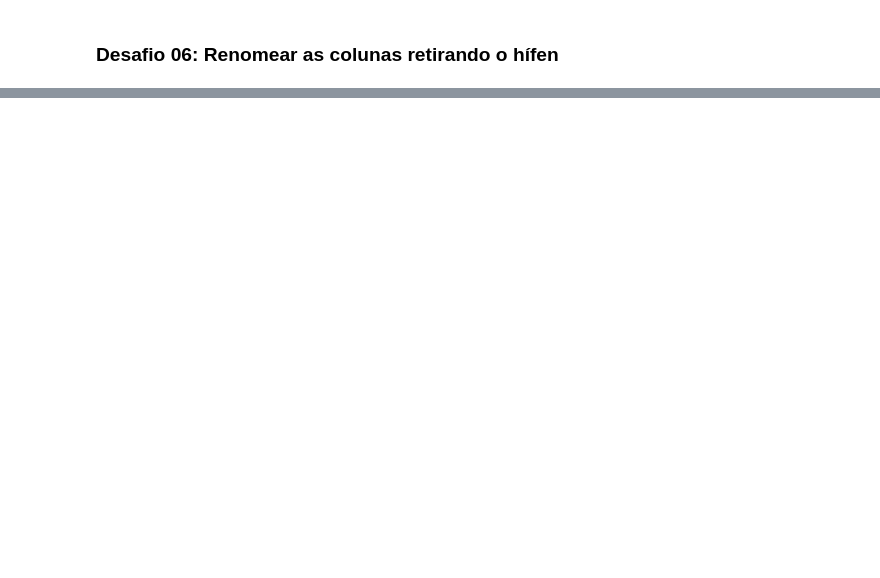
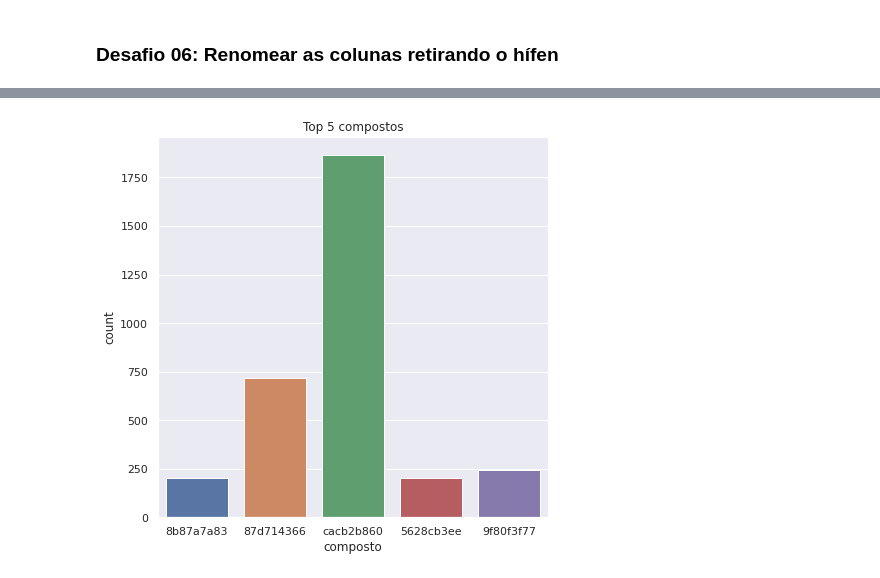
Before and after one commit to marcelsby/alura-imersao-dados-2021, a Jupyter notebook: src/Imersão Dados.ipynb, the cells around one changed output, grey strips where cells are left out. Cells and saved outputs as stored; diff of their text form; code cells hidden in the pictures; blank space fills up the shorter version.

```diff
--- a/src/alura-imersao-dados-2021.ipynb
+++ b/src/Imersão Dados.ipynb
@@ -158,0 +178,4 @@ filtered_data = data[data['g-0'] > 0]
+# %%
+mapping = {'droga': 'composto'}
+data.rename(columns = mapping, inplace = True)
+data.head()
@@ -158,0 +211,11 @@ filtered_data = data[data['g-0'] > 0]
+# %%
+import seaborn as sns
+import matplotlib.pyplot as plt
+
+sns.set()
+plt.figure(figsize = (7, 7))
+ax = sns.countplot(x = 'composto', data = data.query('composto in @compounds_code'))
+ax.set_title('Top 5 compostos')
+plt.show()
+# %% [output]
+[figure, added]
```
Also changed, not shown: parts of 11 cells of this notebook.
